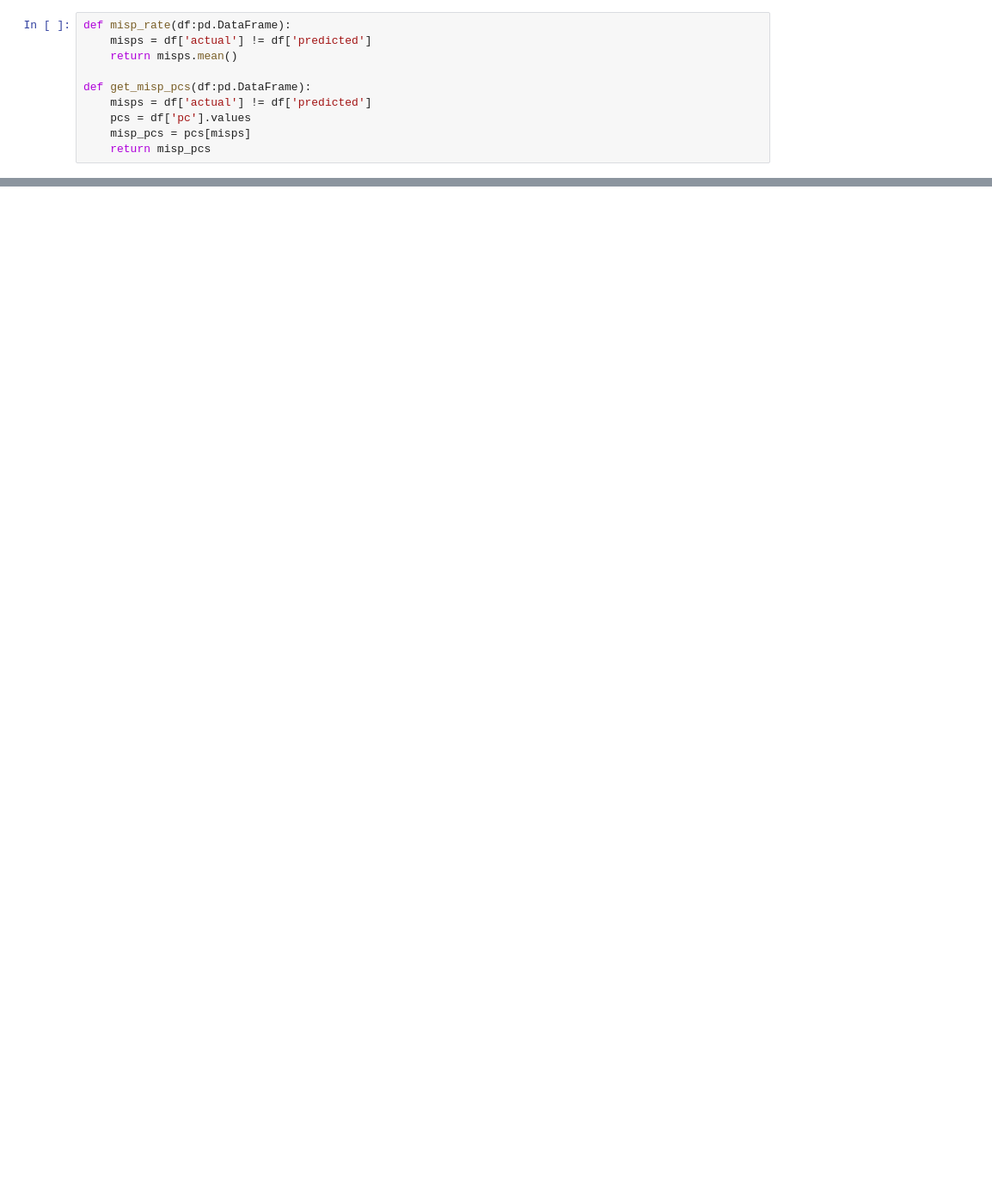
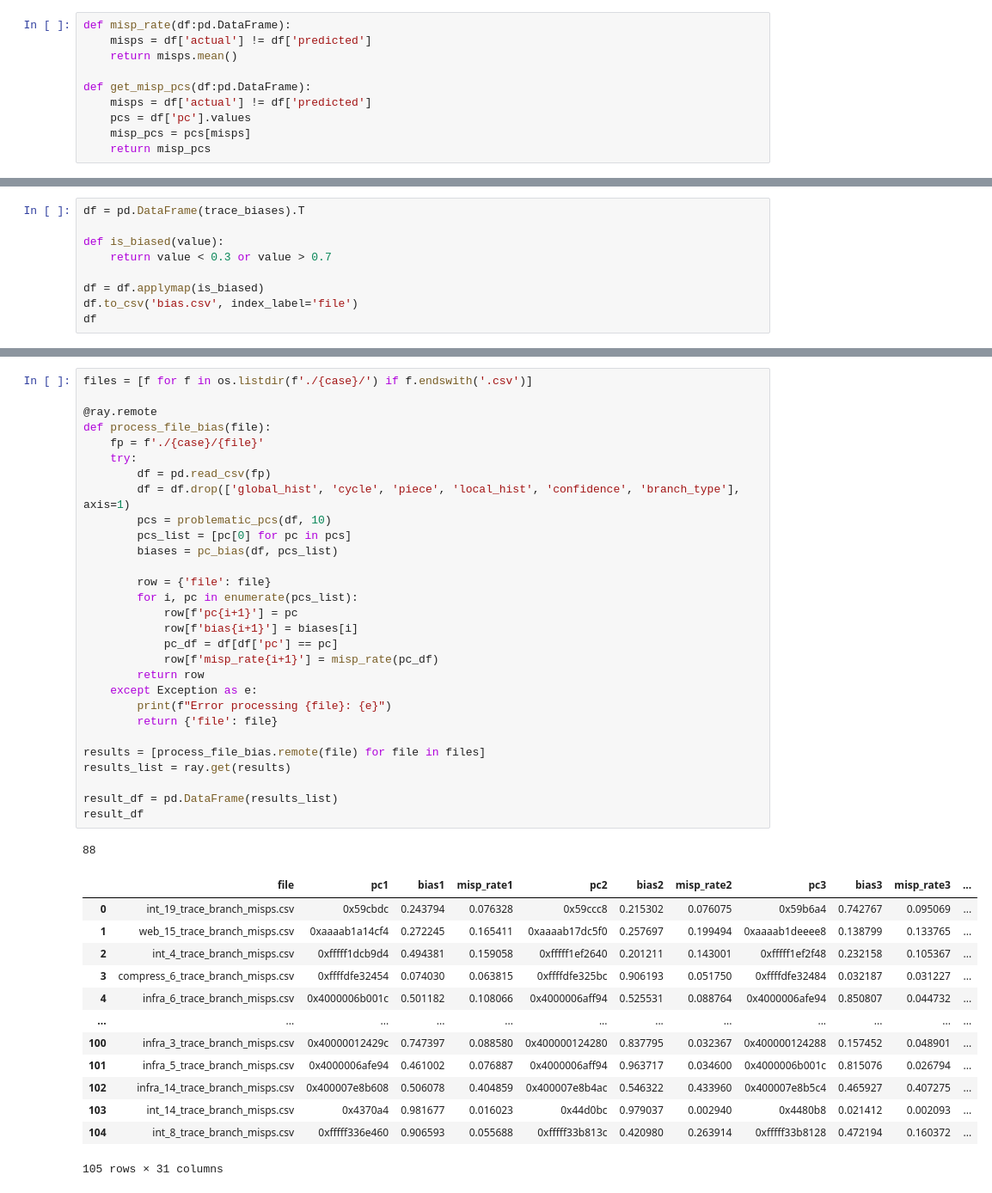
Before and after one commit to satvikmaurya/cbp2025, a Jupyter notebook: evaluate.ipynb, the cells around one changed output, grey strips where cells are left out. Shown at 86% size. Drawn from its saved outputs; the diff is of its cells as text; blank space fills up the shorter version.

```diff
--- a/evaluate.ipynb
+++ b/evaluate.ipynb
@@ -35,0 +77,9 @@ def analyze_branch(pc, df):
+# %%
+df = pd.DataFrame(trace_biases).T
+
+def is_biased(value):
+    return value < 0.3 or value > 0.7
+
+df = df.applymap(is_biased)
+df.to_csv('bias.csv', index_label='file')
+df
@@ -35,0 +163,44 @@ def analyze_branch(pc, df):
+# %%
+files = [f for f in os.listdir(f'./{case}/') if f.endswith('.csv')]
+
+@ray.remote
+def process_file_bias(file):
+    fp = f'./{case}/{file}'
+    try:
+        df = pd.read_csv(fp)
+        df = df.drop(['global_hist', 'cycle', 'piece', 'local_hist', 'confidence', 'branch_type'], axis=1)
+        pcs = problematic_pcs(df, 10)
+        pcs_list = [pc[0] for pc in pcs]
+        biases = pc_bias(df, pcs_list)
+
+        row = {'file': file}
+        for i, pc in enumerate(pcs_list):
+            row[f'pc{i+1}'] = pc
+            row[f'bias{i+1}'] = biases[i]
+            pc_df = df[df['pc'] == pc]
+            row[f'misp_rate{i+1}'] = misp_rate(pc_df)
+        return row
+    except Exception as e:
+        print(f"Error processing {file}: {e}")
+        return {'file': file}
+
+results = [process_file_bias.remote(file) for file in files]
+results_list = ray.get(results)
+
+result_df = pd.DataFrame(results_list)
+result_df
+# %% [output]
+88
+|  | file | pc1 | bias1 | misp_rate1 | pc2 | bias2 | misp_rate2 | pc3 | bias3 | misp_rate3 | ... |
+| 0 | int_19_trace_branch_misps.csv | 0x59cbdc | 0.243794 | 0.076328 | 0x59ccc8 | 0.215302 | 0.076075 | 0x59b6a4 | 0.742767 | 0.095069 | ... |
+| 1 | web_15_trace_branch_misps.csv | 0xaaaab1a14cf4 | 0.272245 | 0.165411 | 0xaaaab17dc5f0 | 0.257697 | 0.199494 | 0xaaaab1deeee8 | 0.138799 | 0.133765 | ... |
+| 2 | int_4_trace_branch_misps.csv | 0xfffff1dcb9d4 | 0.494381 | 0.159058 | 0xfffff1ef2640 | 0.201211 | 0.143001 | 0xfffff1ef2f48 | 0.232158 | 0.105367 | ... |
+| 3 | compress_6_trace_branch_misps.csv | 0xffffdfe32454 | 0.074030 | 0.063815 | 0xffffdfe325bc | 0.906193 | 0.051750 | 0xffffdfe32484 | 0.032187 | 0.031227 | ... |
+| 4 | infra_6_trace_branch_misps.csv | 0x4000006b001c | 0.501182 | 0.108066 | 0x4000006aff94 | 0.525531 | 0.088764 | 0x4000006afe94 | 0.850807 | 0.044732 | ... |
+| ... | ... | ... | ... | ... | ... | ... | ... | ... | ... | ... | ... |
+| 100 | infra_3_trace_branch_misps.csv | 0x40000012429c | 0.747397 | 0.088580 | 0x400000124280 | 0.837795 | 0.032367 | 0x400000124288 | 0.157452 | 0.048901 | ... |
+| 101 | infra_5_trace_branch_misps.csv | 0x4000006afe94 | 0.461002 | 0.076887 | 0x4000006aff94 | 0.963717 | 0.034600 | 0x4000006b001c | 0.815076 | 0.026794 | ... |
+| 102 | infra_14_trace_branch_misps.csv | 0x400007e8b608 | 0.506078 | 0.404859 | 0x400007e8b4ac | 0.546322 | 0.433960 | 0x400007e8b5c4 | 0.465927 | 0.407275 | ... |
+| 103 | int_14_trace_branch_misps.csv | 0x4370a4 | 0.981677 | 0.016023 | 0x44d0bc | 0.979037 | 0.002940 | 0x4480b8 | 0.021412 | 0.002093 | ... |
+| 104 | int_8_trace_branch_misps.csv | 0xfffff336e460 | 0.906593 | 0.055688 | 0xfffff33b813c | 0.420980 | 0.263914 | 0xfffff33b8128 | 0.472194 | 0.160372 | ... |
+105 rows × 31 columns
```
Also changed, not shown: parts of 19 cells of this notebook, 7 other files.
